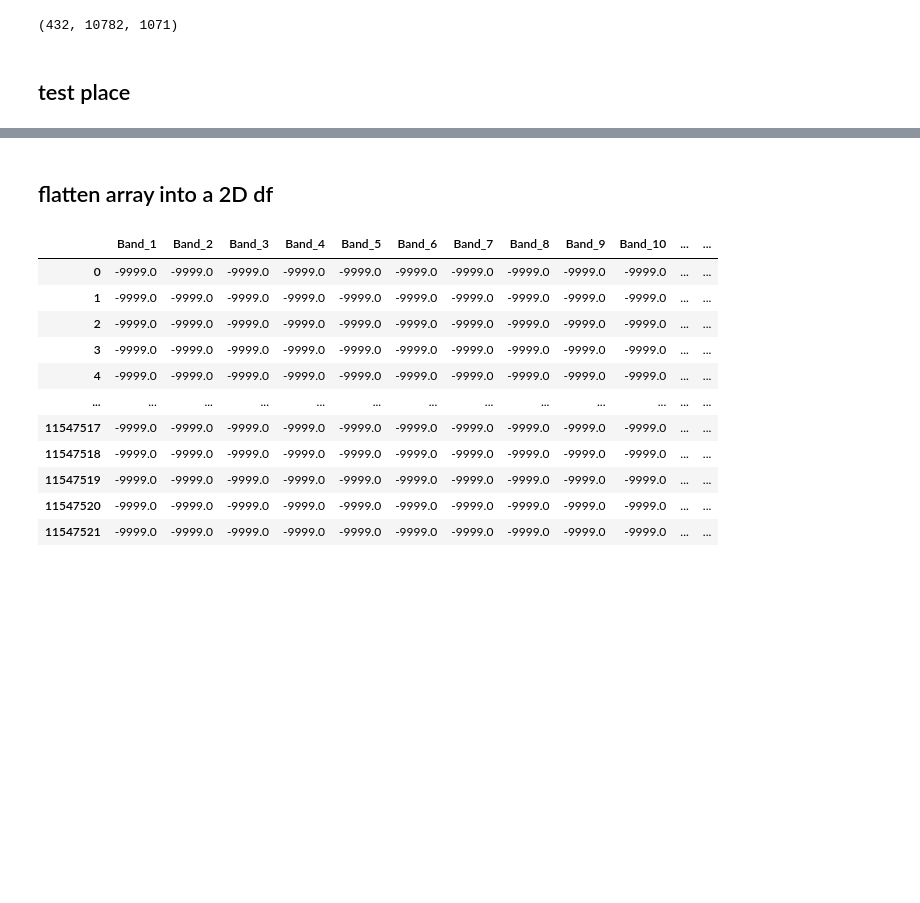
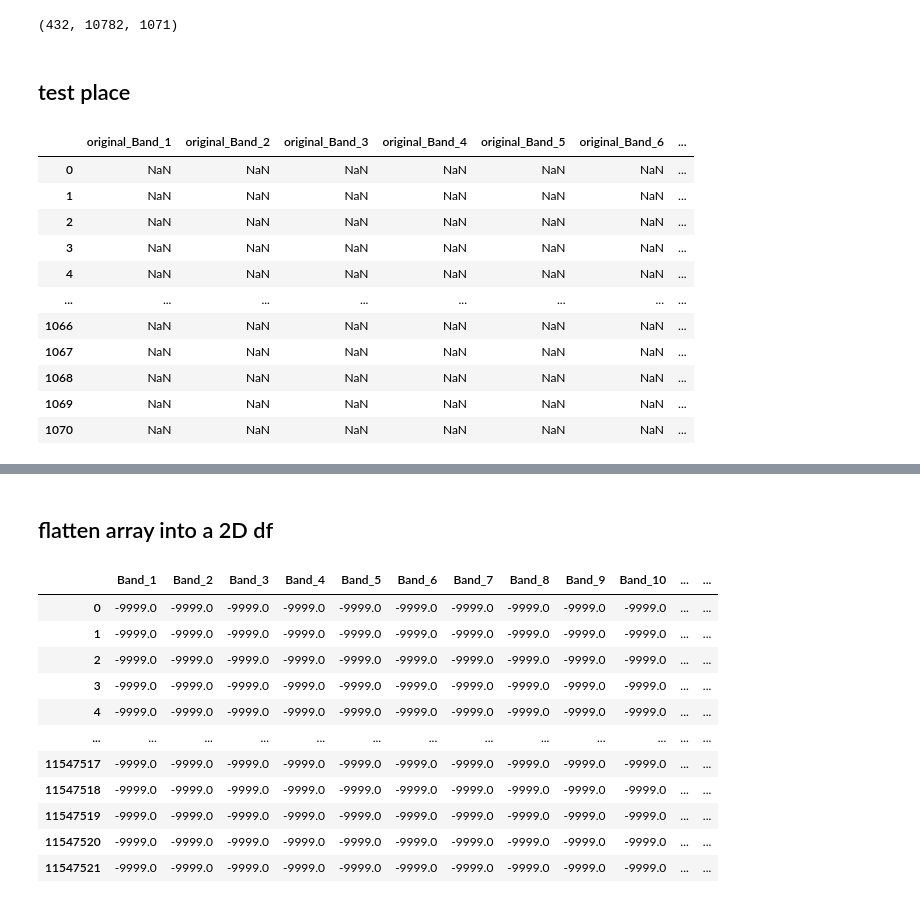
Before and after one commit to earthlab/cross-sensor-cal, a Jupyter notebook: reshape.ipynb, the cells around one changed output, grey strips where cells are left out. Drawn from its saved outputs; the diff is of its cells as text; code cells hidden in the pictures; blank space fills up the shorter version.

Commit message:
matching tables with tables

```diff
--- a/reshape.ipynb
+++ b/reshape.ipynb
@@ -155,76 +155,84 @@ combined_array = concatenate_envi_files(base_file_path, other_file_paths)
 import rasterio
 import numpy as np
 import pandas as pd
+# Suppress NotGeoreferencedWarning
+import warnings
+from rasterio.errors import NotGeoreferencedWarning
+warnings.filterwarnings("ignore", category=NotGeoreferencedWarning)
 
 class ENVIProcessor:
     def __init__(self, file_path):
         self.file_path = file_path
 
-    def load_data(self):
-        """Loads the raster data from the file_path into a numpy array."""
+    def load_data_in_chunks(self, chunk_size=1024):
+        """Generator that loads the raster data from the file_path in chunks."""
         with rasterio.open(self.file_path) as src:
-            data = src.read()  # Read all bands
-            # Replace -9999 with NaN as early as possible to save memory
-            data[data == -9999.0] = np.nan
-        return data
+            for _, window in src.block_windows(1):
+                data = src.read(window=window)
+                if data.dtype.kind in 'iu':
+                    data = data.astype('float32', copy=False)
+                data[np.isclose(data, -9999, atol=10, equal_nan=False)] = np.nan
+                if not np.isnan(data).all():
+                    yield data
 
-# Adjusted function to concatenate ENVI files and clean the data
 def concatenate_envi_files(base_file_path, other_file_paths, dataset_names):
-    """
-    Loads, concatenates, cleans, and flattens ENVI files into a single DataFrame with labeled band columns.
+    # Initialize lists to hold chunks of data arrays
+    all_data_chunks = []
 
-    Parameters:
-    - base_file_path (str): Path to the base ENVI file.
-    - other_file_paths (list of str): List of paths to other ENVI files to concatenate.
-    - dataset_names (list of str): List of names for each dataset to label the band columns.
+    # Load and process the base data in chunks
+    base_processor = ENVIProcessor(base_file_path)
+    for chunk in base_processor.load_data_in_chunks():
+        all_data_chunks.append(chunk)
 
-    Returns:
-    - pd.DataFrame: Cleaned DataFrame with all bands from all datasets and labeled columns.
-    """
-    # Load the base data and initialize a list to hold all data arrays
-    base_processor = ENVIProcessor(base_file_path)
-    base_array = base_processor.load_data()
-    all_data = [base_array]
-
-    # Loop through other file paths, load data, clean and append to the list
+    # Load and process other files in chunks
     for file_path in other_file_paths:
         processor = ENVIProcessor(file_path)
-        data = processor.load_data()
-        all_data.append(data)
+        for chunk in processor.load_data_in_chunks():
+            all_data_chunks.append(chunk)
 
-    # Concatenate all arrays along the band axis
-    combined_array = np.concatenate(all_data, axis=0)
+    # Concatenate all chunks along the band axis and remove rows with all NaNs
+    combined_array = np.concatenate(all_data_chunks, axis=0)
+    valid_data_mask = ~np.isnan(combined_array).all(axis=(1, 2))
+    combined_array = combined_array[valid_data_mask]
 
-    # Remove rows that are all NaN across band data
-    valid_data_mask = ~np.isnan(combined_array).all(axis=0)
-    combined_array = combined_array[:, valid_data_mask]
+    # Now convert the valid data to DataFrame
+    # Assuming bands are the first dimension
+    bands, valid_rows, valid_cols = combined_array.shape
+    df = pd.DataFrame(combined_array.reshape(bands, -1).T)
 
-    # Now, convert to DataFrame and add labels
-    bands, valid_pixels = combined_array.shape
-    reshaped_array = combined_array.reshape(bands, -1).T
+    # Create column labels based on dataset names
+    column_labels = [f'{name}_Band_{i+1}' for name in ['original'] + dataset_names for i in range(bands // (len(dataset_names) + 1))]
+    df.columns = column_labels
 
-    # Generate column labels based on dataset names
-    column_labels = [f'{name}_Band_{i+1}' for name in ['original'] + dataset_names for i in range(bands // (len(dataset_names) + 1))]
-
-    # Create the DataFrame with custom column names
-    df = pd.DataFrame(reshaped_array, columns=column_labels)
-
-    # Compute pixel indices from the mask of valid data
-    row_indices, col_indices = np.where(valid_data_mask)
-    df.insert(0, 'Pixel_Col', col_indices)
-    df.insert(0, 'Pixel_Row', row_indices)
+    # TODO: Adjust row_indices and col_indices calculation if needed
+    # Add Pixel_Row and Pixel_Col as the first two columns
+    # This part of the code needs to be adjusted based on how you want to compute the indices
 
     return df
+
 
 
 # Example usage:
 base_file_path = "NIWOT_calibration_flight_08_2020/NEON_D13_NIWO_DP1_20200801_161441_reflectance/NEON_D13_NIWO_DP1_20200801_161441_reflectance"
 other_file_paths = [
     "NIWOT_calibration_flight_08_2020/NEON_D13_NIWO_DP1_20200801_161441_reflectance/NEON_D13_NIWO_DP1_20200801_161441_reflectanceNEON_D13_NIWO_DP1_20200801_161441_reflectance__envi",
     "NIWOT_calibration_flight_08_2020/NEON_D13_NIWO_DP1_20200801_161441_reflectance/NEON_D13_NIWO_DP1_20200801_161441_reflectance_resample_Landsat_5_TM.img",
     "NIWOT_calibration_flight_08_2020/NEON_D13_NIWO_DP1_20200801_161441_reflectance/NEON_D13_NIWO_DP1_20200801_161441_reflectance_resample_Landsat_7_ETMplus.img",
 
 ]
 dataset_names = ['corrected', 'Landsat_5_TM', 'Landsat_7_ETM+']
 df_combined = concatenate_envi_files(base_file_path, other_file_paths, dataset_names)
 df_combined
+# %% [output]
+|  | original_Band_1 | original_Band_2 | original_Band_3 | original_Band_4 | original_Band_5 | original_Band_6 | ... |
+| 0 | NaN | NaN | NaN | NaN | NaN | NaN | ... |
+| 1 | NaN | NaN | NaN | NaN | NaN | NaN | ... |
+| 2 | NaN | NaN | NaN | NaN | NaN | NaN | ... |
+| 3 | NaN | NaN | NaN | NaN | NaN | NaN | ... |
+| 4 | NaN | NaN | NaN | NaN | NaN | NaN | ... |
+| ... | ... | ... | ... | ... | ... | ... | ... |
+| 1066 | NaN | NaN | NaN | NaN | NaN | NaN | ... |
+| 1067 | NaN | NaN | NaN | NaN | NaN | NaN | ... |
+| 1068 | NaN | NaN | NaN | NaN | NaN | NaN | ... |
+| 1069 | NaN | NaN | NaN | NaN | NaN | NaN | ... |
+| 1070 | NaN | NaN | NaN | NaN | NaN | NaN | ... |
```
Also changed, not shown: parts of 6 cells of this notebook.
